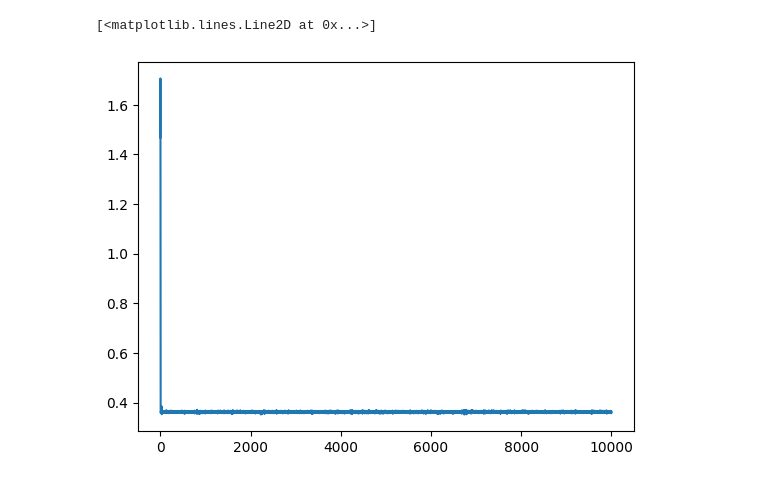
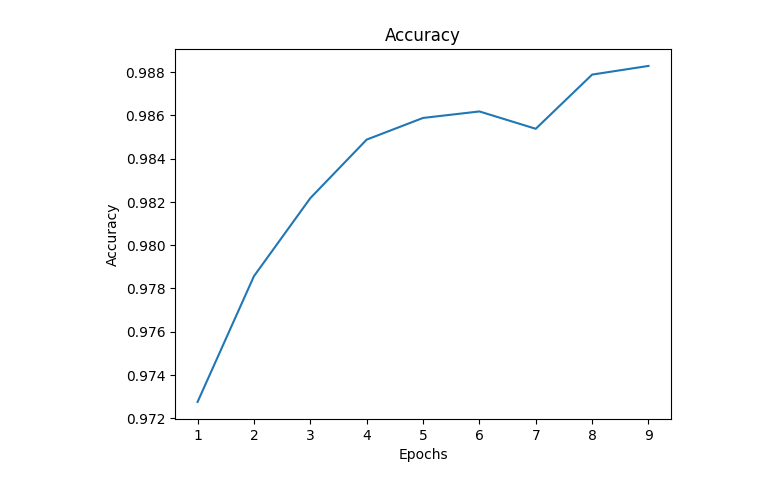
Before and after one commit to hackasaur/Digit-Recognition, a Jupyter notebook: notebooks/Digit_recognition.ipynb, the cells around one changed output. Drawn from its saved outputs; the diff is of its cells as text; code cells hidden in the pictures.

```diff
--- a/notebooks/Digit_recognition.ipynb
+++ b/notebooks/Digit_recognition.ipynb
@@ -100,22 +88,29 @@ def run_epoch(data, model, optimizer):
     avg_accuracy = np.mean(batch_accuracies)
     return avg_loss, avg_accuracy
 # %%
-def train_model(train_data, dev_data, model, lr=0.01, momentum=0.9, nesterov=False, n_epochs=30):
+def train_model(train_data, dev_data, model, lr=0.1, momentum=0.1, nesterov=False, n_epochs=30):
     """Train a model for N epochs given data and hyper-params."""
     # We optimize with SGD
     optimizer = torch.optim.SGD(model.parameters(), lr=lr, momentum=momentum, nesterov=nesterov)
+    epochs_i = []
+    losses_i = []
+    val_losses_i = []
+    val_accs_i = []
 
-    for epoch in range(1, 11):
+    for epoch in range(1, n_epochs):
         print("-------------\nEpoch {}:\n".format(epoch))
 
         # Run **training***
         loss, acc = run_epoch(train_data, model.train(), optimizer)
         print('Train loss: {:.6f} | Train accuracy: {:.6f}'.format(loss, acc))
-
+        losses_i.append(loss)
+        epochs_i.append(epoch)
         # Run **validation**
         val_loss, val_acc = run_epoch(dev_data, model.eval(), optimizer)
+        val_losses_i.append(val_loss)
+        val_accs_i.append(val_acc)
         print('Val loss:   {:.6f} | Val accuracy:   {:.6f}'.format(val_loss, val_acc))
         # Save model
         torch.save(model, 'mnist_model_fully_connected.pt')
-    return val_acc
+    return losses_i, val_losses_i, val_accs_i, epochs_i
 # %%
@@ -132,19 +129,20 @@ model = nn.Sequential(
           nn.Conv2d(1, 32, (3, 3)),
           nn.ReLU(),
           nn.MaxPool2d((2, 2)),
-          # nn.Conv2d(32, 32, (3, 3)),
-          # nn.ReLU(),
-          # nn.MaxPool2d((2, 2)),
+          nn.Conv2d(32, 64, (3,3)),
+          nn.ReLU(),
+          nn.MaxPool2d((2,2)),
           nn.Flatten(),
-          nn.Linear(1164, 128),
+          nn.Linear(1600, 128),
           nn.Dropout(),
           nn.Linear(128,10)
         )
 ##################################
-
-# train_model(train_batches, dev_batches, model, nesterov=True)
-
-# ## Evaluate the model on test data
-# loss, accuracy = run_epoch(test_batches, model.eval(), None)
-
-# print ("Loss on test set:"  + str(loss) + " Accuracy on test set: " + str(accuracy))
+# %%
+# train the model
+losses_i, val_losses_i, val_accs, epochs_i = train_model(train_batches, test_batches, model, lr=0.001, nesterov=True, n_epochs = 10)
+
+# # Evaluate the model on test data
+loss, accuracy = run_epoch(test_batches, model.eval(), None)
+
+print ("Loss on test set:"  + str(loss) + " Accuracy on test set: " + str(accuracy))
@@ -151,3 +185,12 @@ model = nn.Sequential(
+# %%
+plt.figure()
+plt.title("Accuracy")
+plt.xlabel("Epochs")
+plt.ylabel("Accuracy")
+plt.plot(epochs_i, val_accs)
+plt.show()
+# %% [output]
+[figure, added]
 # %%
 stepi = []
 lossi = []
@@ -171,8 +215,3 @@ for i in range(10000):
 
   stepi.append(i)
   lossi.append(loss.log10().data.item())
-# %%
-plt.plot(stepi, lossi)
-# %% [output]
-[<matplotlib.lines.Line2D at 0x...>]
-[figure, removed]
```
Also changed, not shown: parts of 16 cells of this notebook, 6 other files.
